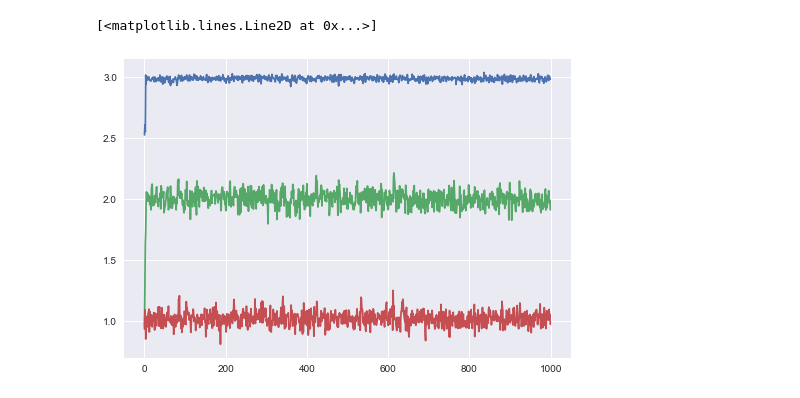
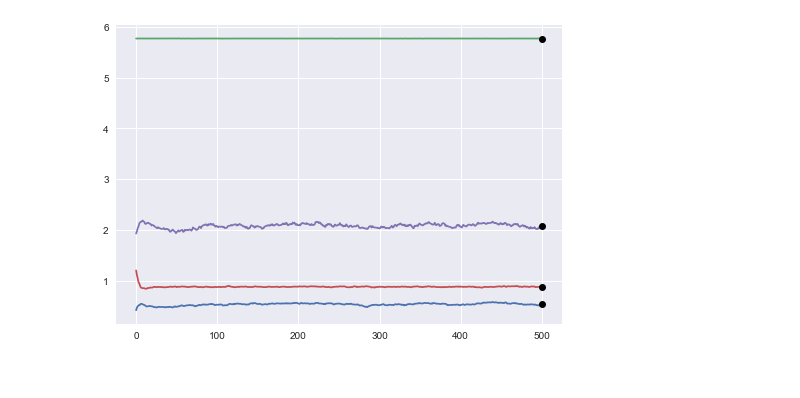
Before and after one commit to ChayaSt/bgmm, a Jupyter notebook: example/example.ipynb, the cells around one changed output. Drawn from its saved outputs; the diff is of its cells as text; code cells hidden in the pictures.

```diff
--- a/example/example.ipynb
+++ b/example/example.ipynb
@@ -46,10 +32,9 @@ sampler = gmm.Sampler(niter=1000, model=model, state=state, X=samples, prior='Je
 # %%
 sampler.sample()
-# %%
-plt.plot(sampler.logger['mean'][:, 0])
-plt.plot(sampler.logger['mean'][:, 1])
-plt.plot(sampler.logger['mean'][:, 2])
-# %% [output]
-[<matplotlib.lines.Line2D at 0x...>]
-[figure, removed]
+# %%
+plt.plot(sampler.logger['mean'].reshape(N, model.K)[:]);
+x = np.ones(model.K)*N
+plt.plot(x, archive_state.mu, 'o', color='black');
+# %% [output]
+[figure, added]
 # %%
```
Also changed, not shown: parts of 18 cells of this notebook.
